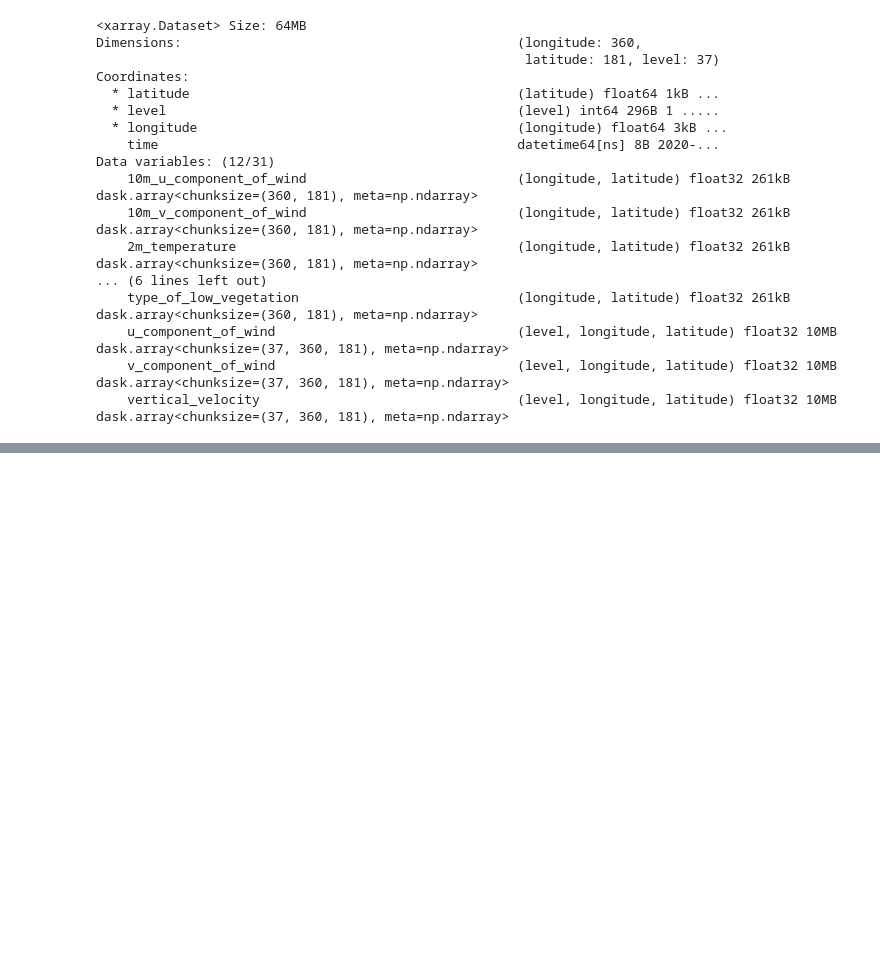
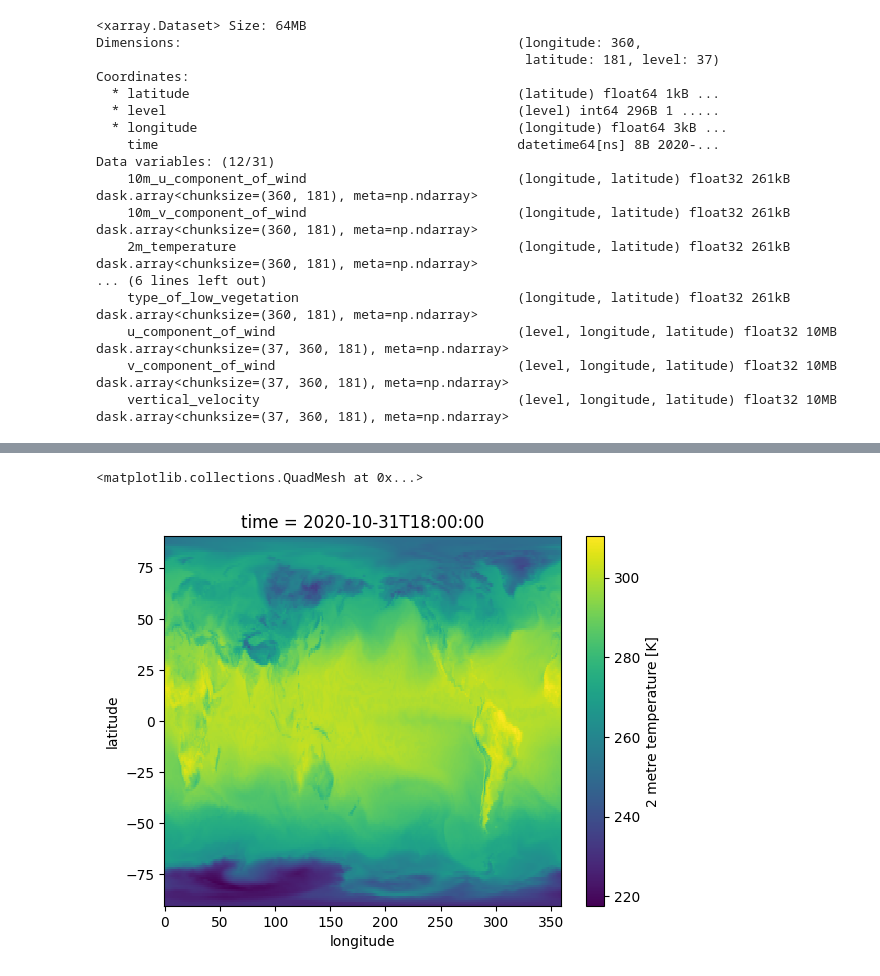
Before and after one commit to ArturKKK/graphcast-lite, a Jupyter notebook: data/data_viz.ipynb, the cells around one changed output, grey strips where cells are left out. Drawn from its saved outputs; the diff is of its cells as text; code cells hidden in the pictures; blank space fills up the shorter version.

```diff
--- a/data/data_viz.ipynb
+++ b/data/data_viz.ipynb
@@ -85,0 +97,5 @@ plt.show()
+# %%
+recent_an['2m_temperature'].plot(x='longitude', y='latitude')
+# %% [output]
+<matplotlib.collections.QuadMesh at 0x...>
+[figure, added]
```
Also changed, not shown: parts of 3 cells of this notebook, 2 other files.
